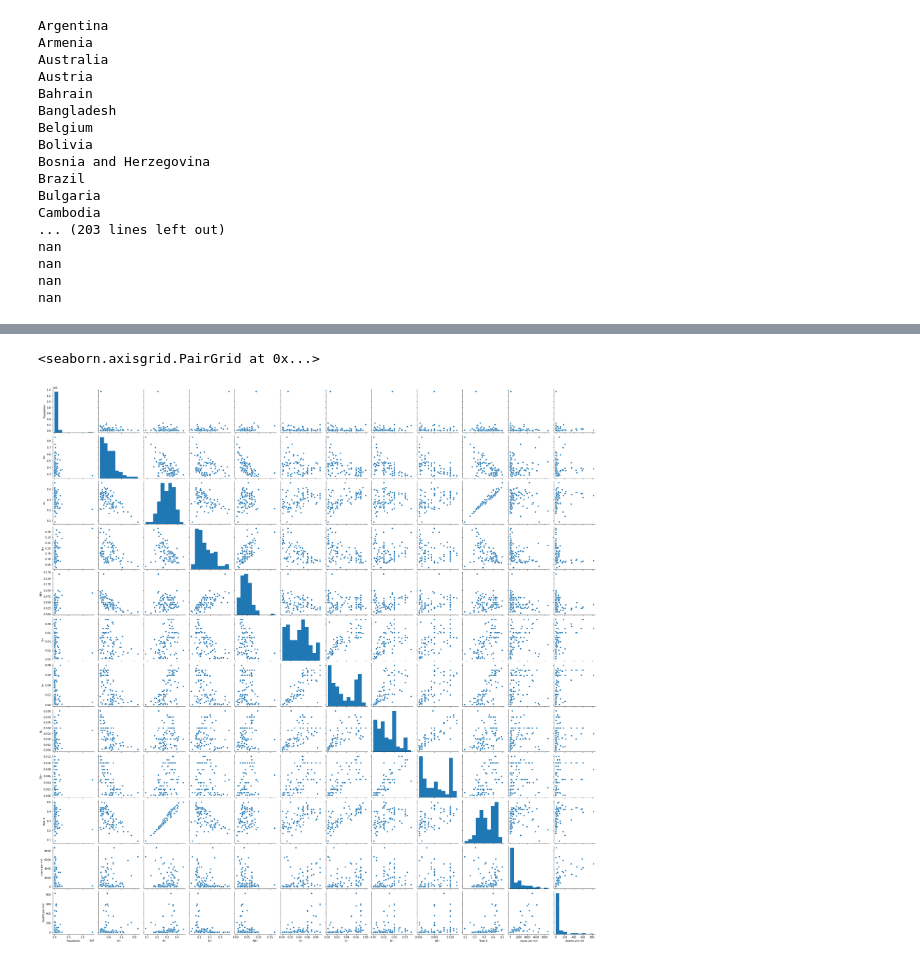
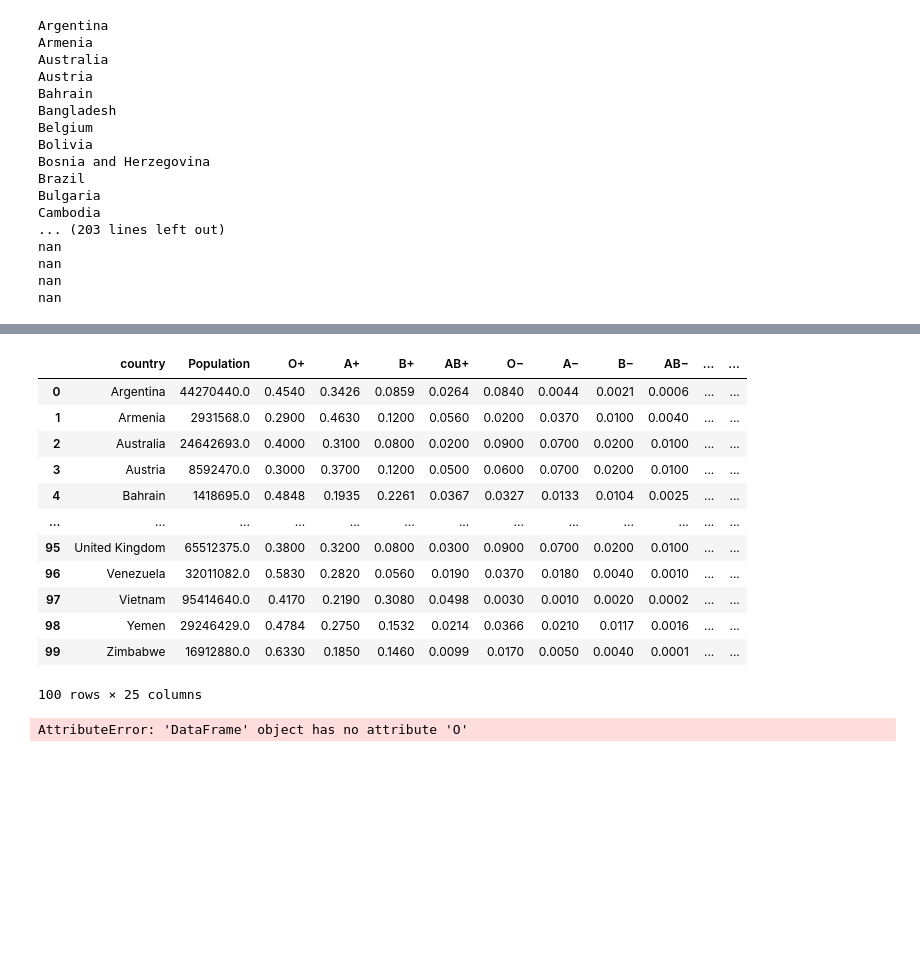
Before and after one commit to shreemit/covid-analysis, a Jupyter notebook: blood_grp_corr.ipynb, the cells around one changed output, grey strips where cells are left out. Cells and saved outputs as stored; diff of their text form; code cells hidden in the pictures; blank space fills up the shorter version.

```diff
--- a/blood_grp_corr.ipynb
+++ b/blood_grp_corr.ipynb
@@ -62,5 +61,5 @@ df1=latest_data[['Country/Dependency','Population[1]','O+',
 # %%
 df1.columns=['country','Population','O+',
                 'A+','B+','AB+','O−',
-                'A−','B−','AB−','Total A']
+                'A−','B−','AB−','Total_A']
 # %%
@@ -108,5 +111,21 @@ sns.heatmap(p_corr,xticklabels=p_corr.columns,
-# %%
-sns.pairplot(final)
-# %% [output]
-<seaborn.axisgrid.PairGrid at 0x...>
-[figure, removed]
+# %%
+cols=list(final.columns)
+cols.remove('country')
+for col in cols:
+    col_zscore = col + '_zscore'
+    final[col_zscore] = (final[col] - final[col].mean())/final[col].std(ddof=0)
+final
+# %% [output]
+|  | country | Population | O+ | A+ | B+ | AB+ | O− | A− | B− | AB− | ... | ... |
+| 0 | Argentina | 44270440.0 | 0.4540 | 0.3426 | 0.0859 | 0.0264 | 0.0840 | 0.0044 | 0.0021 | 0.0006 | ... | ... |
+| 1 | Armenia | 2931568.0 | 0.2900 | 0.4630 | 0.1200 | 0.0560 | 0.0200 | 0.0370 | 0.0100 | 0.0040 | ... | ... |
+| 2 | Australia | 24642693.0 | 0.4000 | 0.3100 | 0.0800 | 0.0200 | 0.0900 | 0.0700 | 0.0200 | 0.0100 | ... | ... |
+| 3 | Austria | 8592470.0 | 0.3000 | 0.3700 | 0.1200 | 0.0500 | 0.0600 | 0.0700 | 0.0200 | 0.0100 | ... | ... |
+| 4 | Bahrain | 1418695.0 | 0.4848 | 0.1935 | 0.2261 | 0.0367 | 0.0327 | 0.0133 | 0.0104 | 0.0025 | ... | ... |
+| ... | ... | ... | ... | ... | ... | ... | ... | ... | ... | ... | ... | ... |
+| 95 | United Kingdom | 65512375.0 | 0.3800 | 0.3200 | 0.0800 | 0.0300 | 0.0900 | 0.0700 | 0.0200 | 0.0100 | ... | ... |
+| 96 | Venezuela | 32011082.0 | 0.5830 | 0.2820 | 0.0560 | 0.0190 | 0.0370 | 0.0180 | 0.0040 | 0.0010 | ... | ... |
+| 97 | Vietnam | 95414640.0 | 0.4170 | 0.2190 | 0.3080 | 0.0498 | 0.0030 | 0.0010 | 0.0020 | 0.0002 | ... | ... |
+| 98 | Yemen | 29246429.0 | 0.4784 | 0.2750 | 0.1532 | 0.0214 | 0.0366 | 0.0210 | 0.0117 | 0.0016 | ... | ... |
+| 99 | Zimbabwe | 16912880.0 | 0.6330 | 0.1850 | 0.1460 | 0.0099 | 0.0170 | 0.0050 | 0.0040 | 0.0001 | ... | ... |
+100 rows × 25 columns
@@ -112,0 +143,5 @@ sns.pairplot(final)
+# %%
+_, pvalue = ttest_rel(final.O, final.Total_A)
+pvalue
+# %% [output]
+AttributeError: 'DataFrame' object has no attribute 'O'
```
Also changed, not shown: parts of 15 cells of this notebook, 3 other files.
